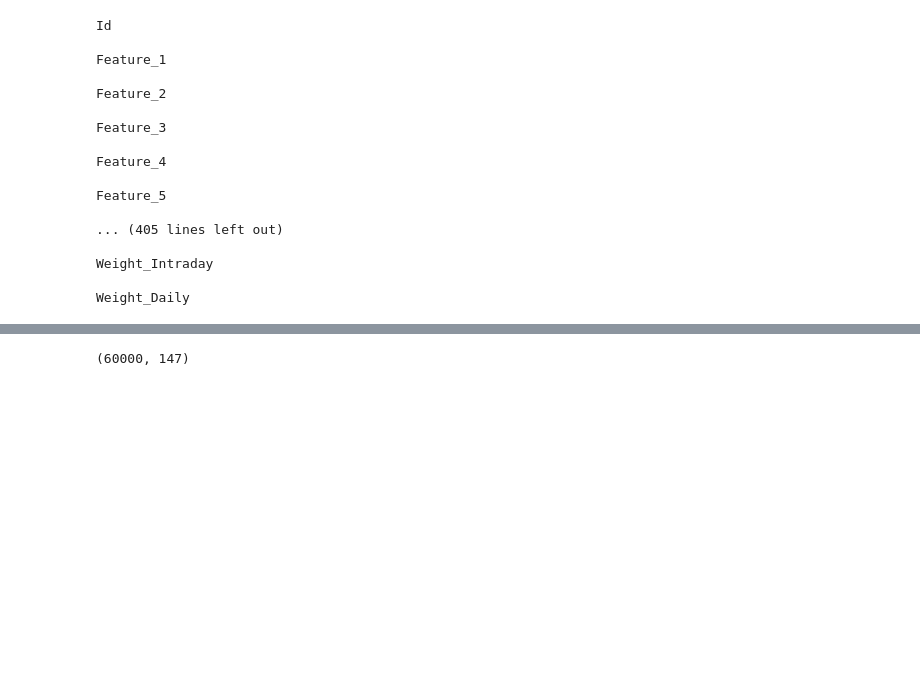
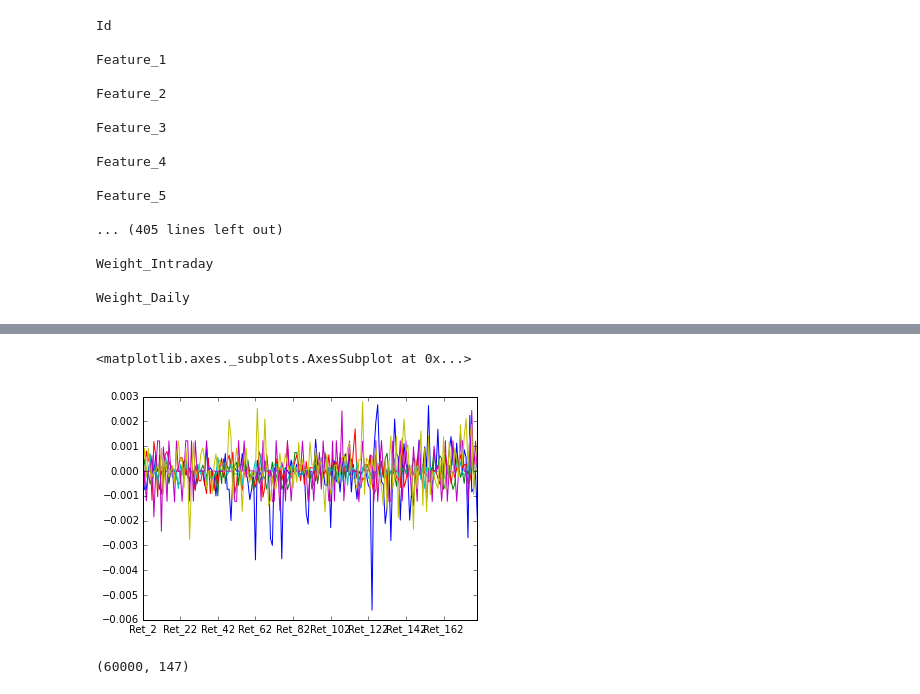
Before and after one commit to emmygold1/kaggle_proj, a Jupyter notebook: winton_capital/share_study.ipynb, the cells around one changed output, grey strips where cells are left out. Saved outputs shown, nothing was run; the diff lists cells and outputs as text; code cells hidden in the pictures; blank space fills up the shorter version.

```diff
--- a/winton_capital/share_study.ipynb
+++ b/winton_capital/share_study.ipynb
@@ -45,0 +34,2 @@ Name: min, dtype: float64
+# %%
+train_dat = train_dat.fillna(0)
@@ -81,2 +133,8 @@ train_dat.Ret_2.corr(train_dat.Ret_129)
+# %%
+# where the hell is the signal?
+train_dat.loc[:5, 'Ret_2':'Ret_180'].T.plot(kind='line', legend=False)
+# %% [output]
+<matplotlib.axes._subplots.AxesSubplot at 0x...>
+[figure, added]
 # %%
 test_dat = pd.read_csv('test.csv')
```
Also changed, not shown: parts of 43 cells of this notebook.
